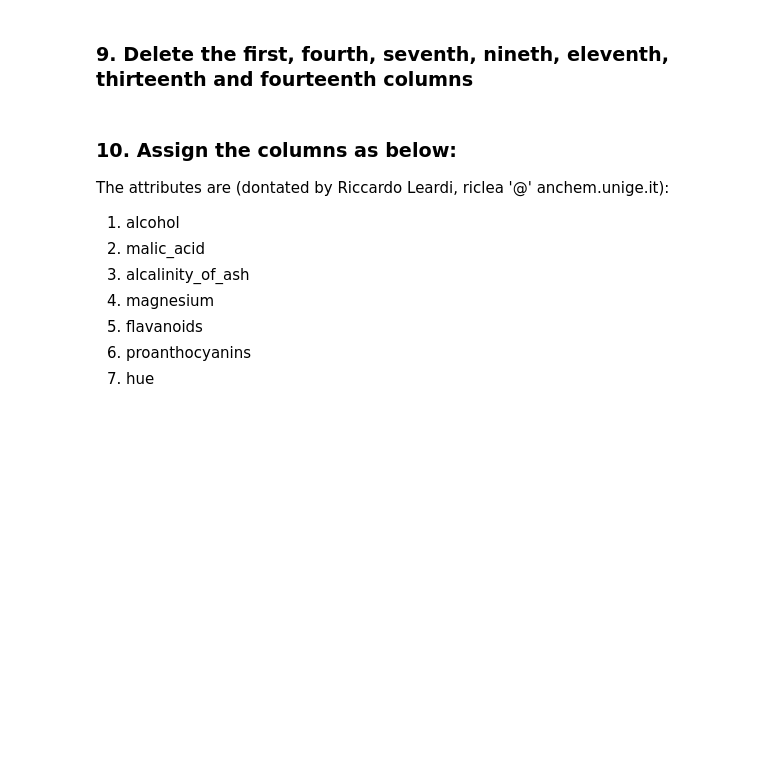
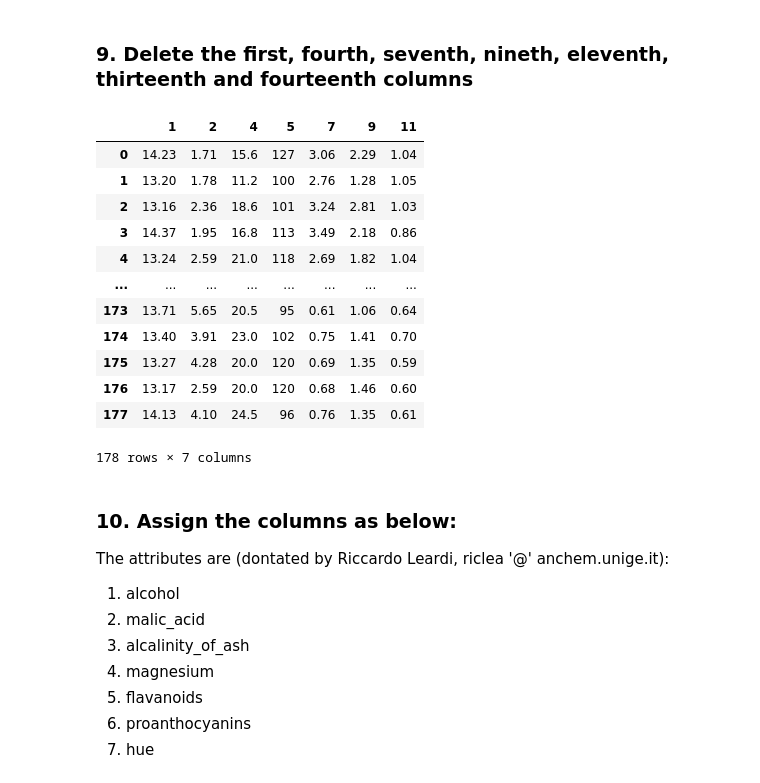
Before and after one commit to Flute22/Python, a Jupyter notebook: Practice/Basic Data Manipulation - Visualization Exercise/Basic_Data_Manipulation_Visualization_Exercise.ipynb, the cells around one changed output. Saved outputs shown, nothing was run; the diff lists cells and outputs as text; code cells hidden in the pictures; blank space fills up the shorter version.

```diff
--- a/Practice/Basic Data Manipulation - Visualization Exercise/Basic_Data_Manipulation_Visualization_Exercise.ipynb
+++ b/Practice/Basic Data Manipulation - Visualization Exercise/Basic_Data_Manipulation_Visualization_Exercise.ipynb
@@ -117,3 +119,6 @@ memory usage: 292.0+ bytes
 ### 8. Import the dataset *wine.txt* from the folder and assign it to a object called wine
 
 Please note that the original data text file doesn't contain any header. Please ensure that when you import the data, you should use a suitable argument so as to avoid data getting imported as header.
+# %%
+wine = pd.read_csv('Datasets/wine.txt', header=None)
+wine.head()
@@ -120,5 +132,30 @@ Please note that the original data text file doesn't contain any header. Please
 # %% [markdown]
 ### 9. Delete the first, fourth, seventh, nineth, eleventh, thirteenth and fourteenth columns
+# %%
+"""
+The Jupyter "Re-run" Trap: You likely already ran that code cell successfully once.
+When you ran it the first time, Pandas successfully deleted those columns.
+But when you clicked "Run" a second time on the exact same cell, those columns were already long gone!
+Pandas tried to delete them again, couldn't find them, and threw a fit (KeyError).
+"""
+columns_to_drop = [0, 3, 6, 8, 10, 12, 13]
+wine = wine.drop(columns=columns_to_drop, errors='ignore')
+
+wine
+# %% [output]
+|  | 1 | 2 | 4 | 5 | 7 | 9 | 11 |
+| 0 | 14.23 | 1.71 | 15.6 | 127 | 3.06 | 2.29 | 1.04 |
+| 1 | 13.20 | 1.78 | 11.2 | 100 | 2.76 | 1.28 | 1.05 |
+| 2 | 13.16 | 2.36 | 18.6 | 101 | 3.24 | 2.81 | 1.03 |
+| 3 | 14.37 | 1.95 | 16.8 | 113 | 3.49 | 2.18 | 0.86 |
+| 4 | 13.24 | 2.59 | 21.0 | 118 | 2.69 | 1.82 | 1.04 |
+| ... | ... | ... | ... | ... | ... | ... | ... |
+| 173 | 13.71 | 5.65 | 20.5 | 95 | 0.61 | 1.06 | 0.64 |
+| 174 | 13.40 | 3.91 | 23.0 | 102 | 0.75 | 1.41 | 0.70 |
+| 175 | 13.27 | 4.28 | 20.0 | 120 | 0.69 | 1.35 | 0.59 |
+| 176 | 13.17 | 2.59 | 20.0 | 120 | 0.68 | 1.46 | 0.60 |
+| 177 | 14.13 | 4.10 | 24.5 | 96 | 0.76 | 1.35 | 0.61 |
+178 rows × 7 columns
 # %% [markdown]
 ### 10. Assign the columns as below:
 
```
Also changed, not shown: parts of 26 cells of this notebook, 11 other files.
